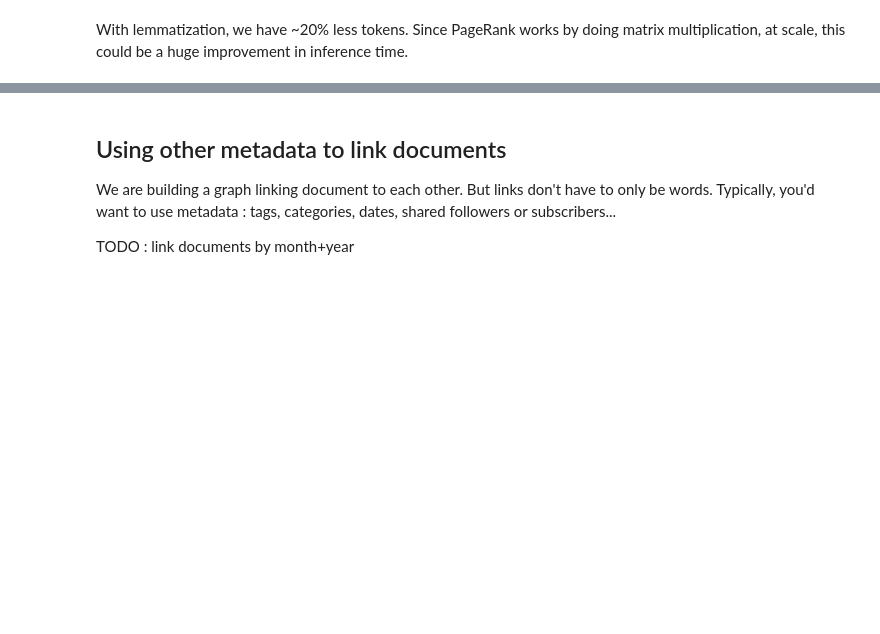
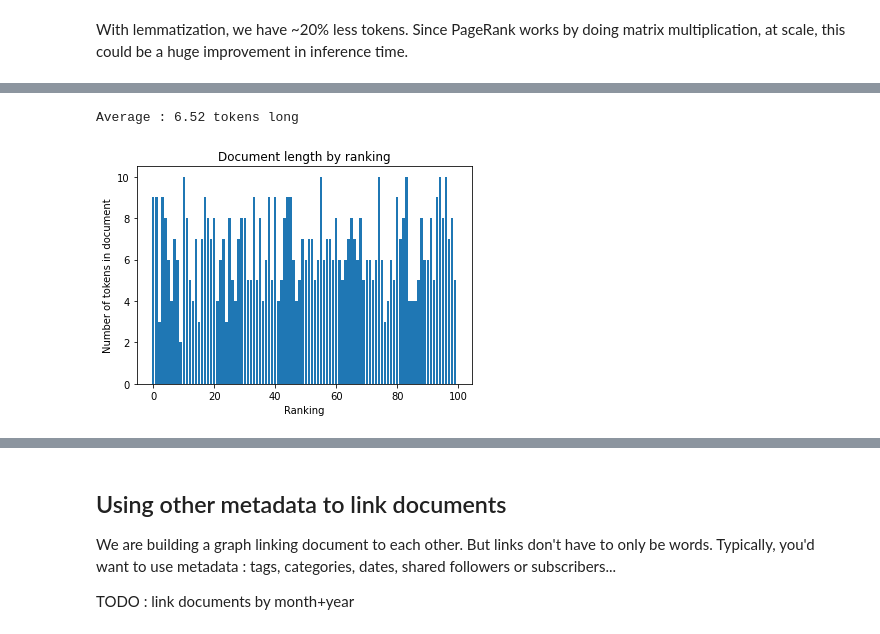
Before and after one commit to oulianov/explorative-search, a Jupyter notebook: graph-search.ipynb, the cells around one changed output, grey strips where cells are left out. Cells and saved outputs as stored; diff of their text form; code cells hidden in the pictures; blank space fills up the shorter version.

Commit message:
TF IDF and keyword summary parts

```diff
--- a/graph-search.ipynb
+++ b/graph-search.ipynb
@@ -289,0 +340,6 @@ todo: TF-IDF + threshold
+# %%
+count_small_kw = CountVectorizer(min_df=2, binary=True, stop_words=stop_words, tokenizer=dummy, preprocessor=dummy)
+adjacency_small_kw = count_small_kw.fit_transform(df_small["keyword_text"])
+
+print(f"Before keyword summarization: {len(count_small.vocabulary_)} tokens, {adjacency_small.sum()} edges")
+print(f"After keyword summarization: {len(count_small_kw.vocabulary_)} tokens, {adjacency_small_kw.sum()} edges")
@@ -289,0 +349,4 @@ todo: TF-IDF + threshold
+# %%
+print("Before keyword summarization")
+scores = bpr.fit_transform(adjacency_small, seeds_col={count_small.vocabulary_["house"]:1})
+disp_results(df_small, scores)
@@ -289,0 +365,4 @@ todo: TF-IDF + threshold
+# %%
+print("After keyword summarization")
+scores = bpr.fit_transform(adjacency_small_kw, seeds_col={count_small_kw.vocabulary_["house"]:1})
+disp_results(df_small, scores)
@@ -289,0 +403,4 @@ todo: TF-IDF + threshold
+# %%
+print("Binary count")
+scores = bpr.fit_transform(adjacency, seeds_col={count.vocabulary_["house"]:1})
+disp_results(df, scores)
@@ -289,0 +419,17 @@ todo: TF-IDF + threshold
+# %%
+import matplotlib.pyplot as plt
+
+def disp_len(df, scores, k=10):
+    sentences = df.iloc[top_k(scores, k)]['headline_text'].str.split(' ')
+    sentences = [len(sentence) for sentence in sentences]
+    print(f"Average : {np.mean(sentences)} tokens long")
+    plt.bar(range(len(sentences)), sentences)
+    plt.title('Document length by ranking')
+    plt.xlabel("Ranking")
+    plt.ylabel("Number of tokens in document")
+    plt.show()
+
+disp_len(df, scores, 100)
+# %% [output]
+Average : 6.52 tokens long
+[figure, added]
```
Also changed, not shown: parts of 52 cells of this notebook.
